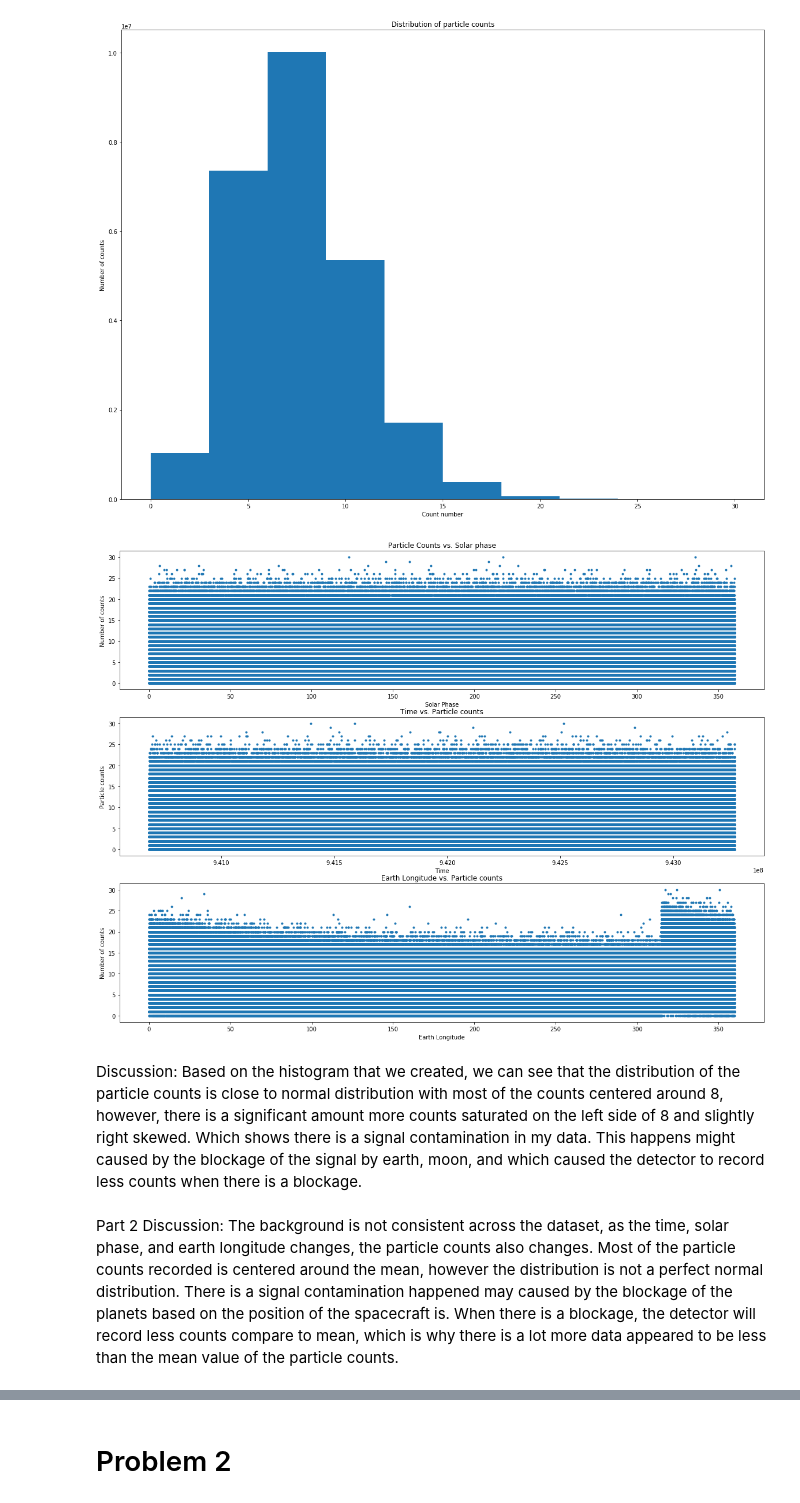
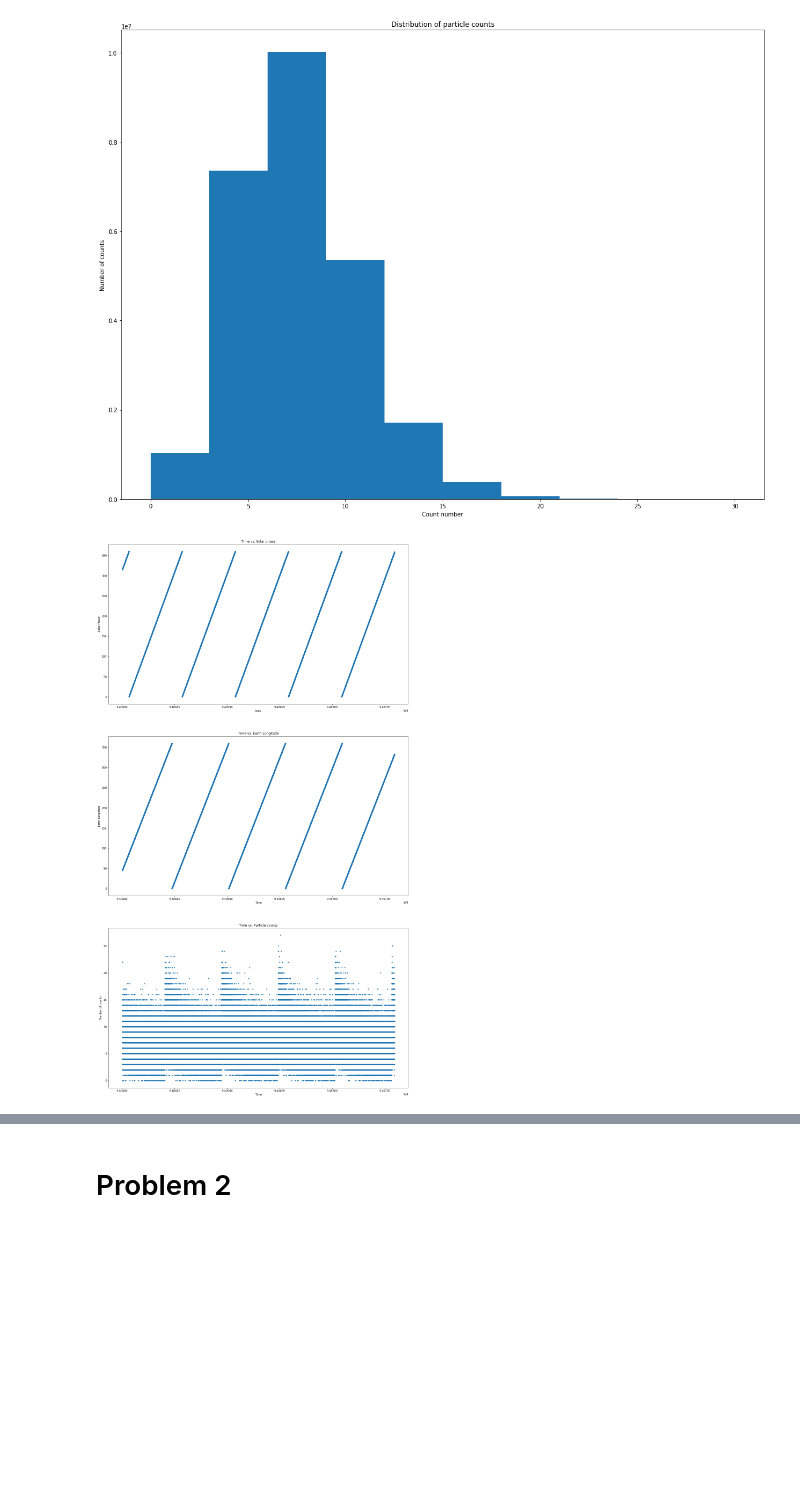
Before and after one commit to ziqishen-1575798/ziqishen, a Jupyter notebook: PHYS434 Lab4.ipynb, the cells around one changed output, grey strips where cells are left out. Drawn from its saved outputs; the diff is of its cells as text; code cells hidden in the pictures; blank space fills up the shorter version.

```diff
--- a/PHYS434 Lab4.ipynb
+++ b/PHYS434 Lab4.ipynb
@@ -28,26 +28,28 @@ plt.xlabel('Count number')
 plt.show()
 # %% [output]
 [figure]
-# %%
-plt.subplot(3, 1, 1)
-plt.plot(data[1,:], data[3,:], '.')
-plt.title("Particle Counts vs. Solar phase")
-plt.xlabel('Solar Phase')
-plt.ylabel('Number of counts')
-plt.subplot(3, 1, 2)
-plt.plot( data[0,:], data[3,:], '.')
-plt.title("Time vs. Particle counts")
-plt.xlabel('Time')
-plt.ylabel('Particle counts')
-plt.subplot(3, 1, 3)
-plt.plot( data[2,:], data[3,:], '.')
-plt.title("Earth Longitude vs. Particle counts")
-plt.xlabel('Earth Longitude')
-plt.ylabel('Number of counts')
-plt.show()
-# %% [output]
-[figure, removed]
-# %% [markdown]
-Discussion: Based on the histogram that we created, we can see that the distribution of the particle counts is close to normal distribution with most of the counts centered around 8, however, there is a significant amount more counts saturated on the left side of 8 and slightly right skewed. Which shows there is a signal contamination in my data. This happens might caused by the blockage of the signal by earth, moon, and which caused the detector to record less counts when there is a blockage.
-# %% [markdown]
-Part 2 Discussion: The background is not consistent across the dataset, as the time, solar phase, and earth longitude changes, the particle counts also changes. Most of the particle counts recorded is centered around the mean, however the distribution is not a perfect normal distribution. There is a signal contamination happened may caused by the blockage of the planets based on the position of the spacecraft is. When there is a blockage, the detector will record less counts compare to mean, which is why there is a lot more data appeared to be less than the mean value of the particle counts.
+# %%
+t = data[0]
+sp = data[1]
+el = data[2]
+pc = data[3]
+size = int(len(data[0])/100)
+plt.subplots_adjust(top=2)
+plt.subplot(3, 1, 1)
+plt.plot(t[:size], sp[:size], '.')
+plt.title("Time vs. Solar phase")
+plt.xlabel('time')
+plt.ylabel('Solar Phase')
+plt.subplot(3, 1, 2)
+plt.plot(t[:size], el[:size], '.')
+plt.title("Time vs. Earth Longitude")
+plt.xlabel('Time')
+plt.ylabel('Earth Longitude')
+plt.subplot(3, 1, 3)
+plt.plot(t[:size],pc[:size], '.')
+plt.title("Time vs. Particle counts")
+plt.xlabel('Time')
+plt.ylabel('Number of counts')
+plt.show()
+# %% [output]
+[figure, added]
```
Also changed, not shown: parts of 11 cells of this notebook, 1 other file.
